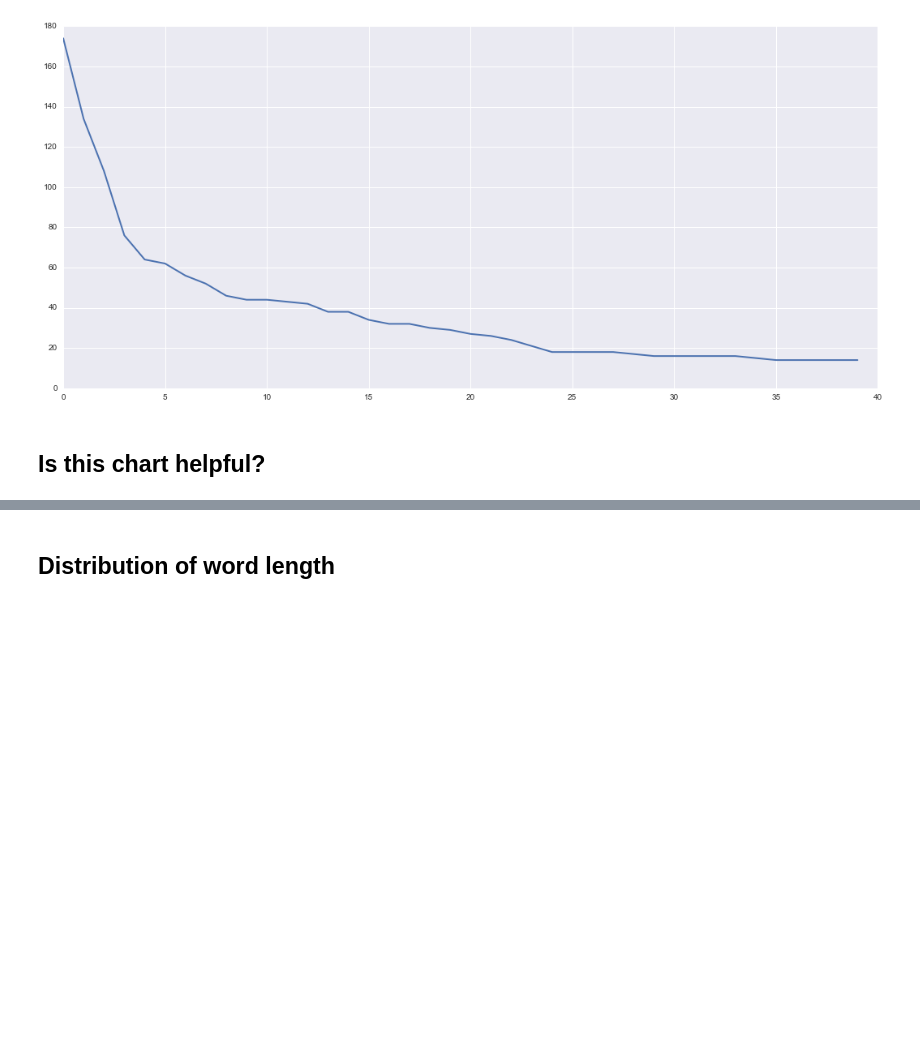
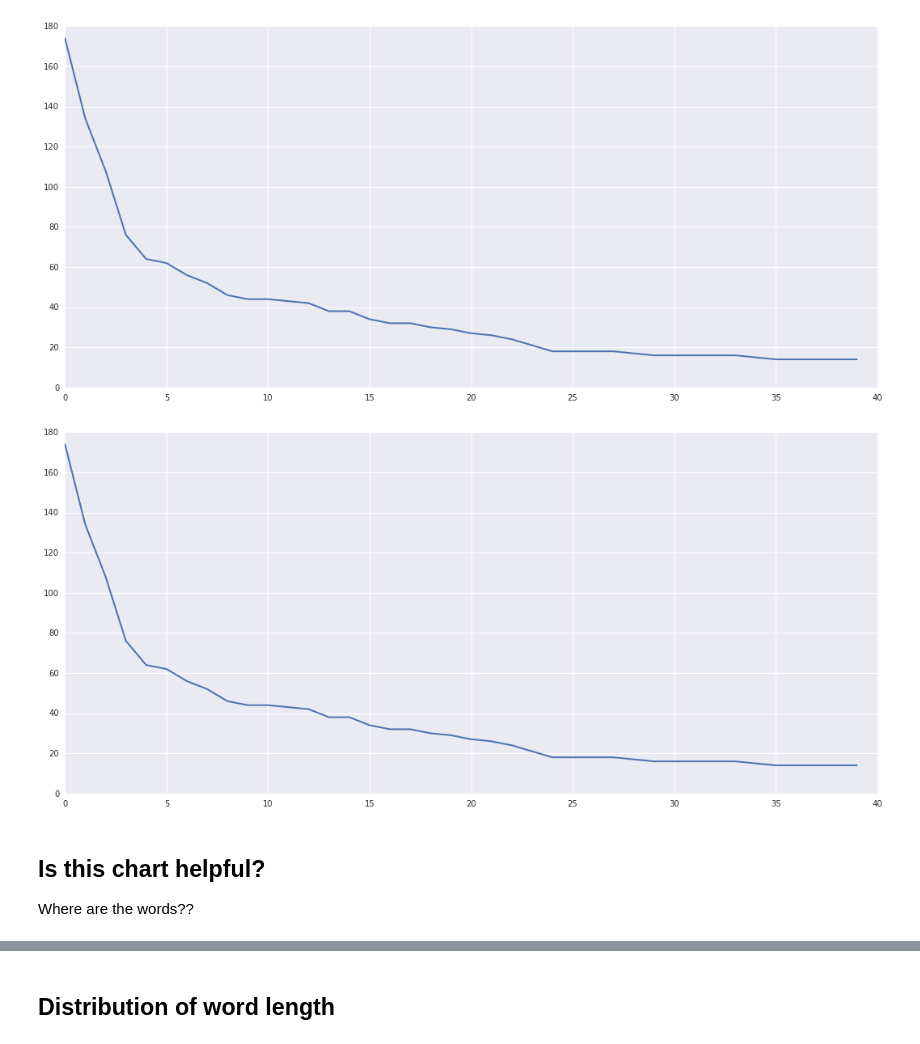
Before and after one commit to ilanman/gdi, a Jupyter notebook: week4/04_Week4_I_strings.ipynb, the cells around one changed output, grey strips where cells are left out. Cells and saved outputs as stored; diff of their text form; code cells hidden in the pictures; blank space fills up the shorter version.

```diff
--- a/week4/04_Week4_I_strings.ipynb
+++ b/week4/04_Week4_I_strings.ipynb
@@ -700,2 +747,10 @@ pass
+# %%
+plt.figure(figsize=(18,8))  # set the canvas size
+plt.plot(ys, linewidth = 2)    # call a line plt
+pass
+# %% [output]
+[figure, added]
 # %% [markdown]
 ## Is this chart helpful?
+
+Where are the words??
```
Also changed, not shown: parts of 28 cells of this notebook, 1 other file.
